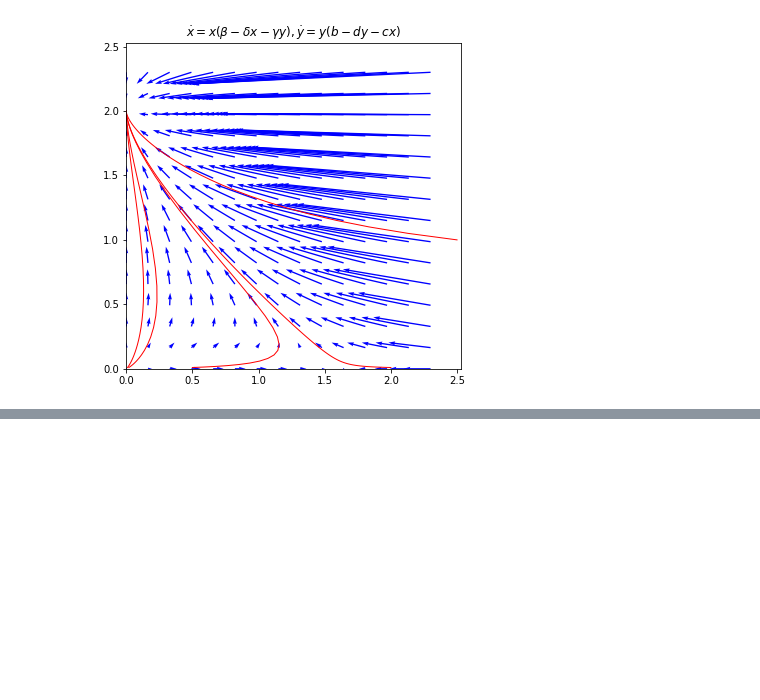
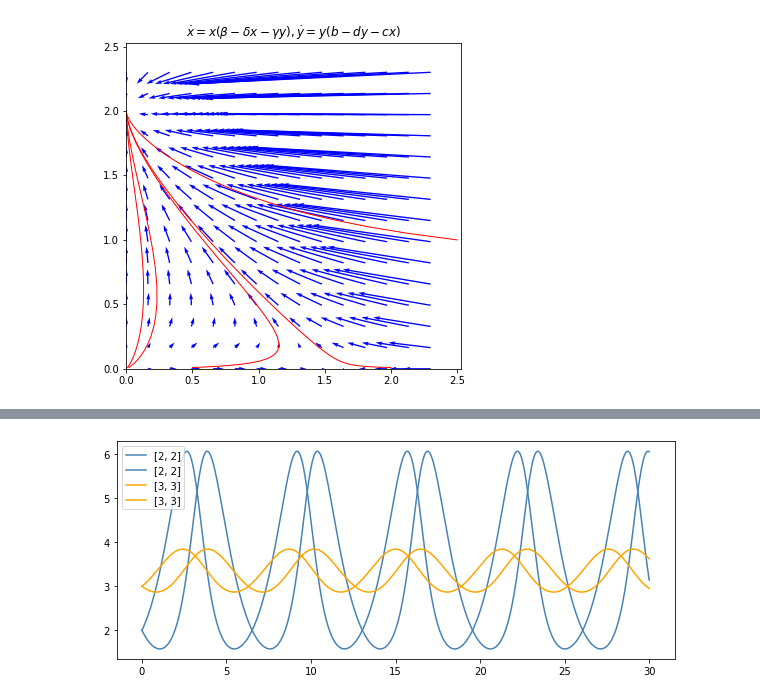
Before and after one commit to koulakis/dynamical-systems, a Jupyter notebook: 04_interacting-species.ipynb, the cells around one changed output, grey strips where cells are left out. Saved outputs shown, nothing was run; the diff lists cells and outputs as text; code cells hidden in the pictures; blank space fills up the shorter version.

```diff
--- a/04_interacting-species.ipynb
+++ b/04_interacting-species.ipynb
@@ -145,0 +177,11 @@ plt.show()
+# %%
+t = np.linspace(0, 30, 500)
+
+plt.figure(figsize=(10, 4))
+plt.plot(t, odeint(dx_dt, [2, 2], t), label='[2, 2]', color='steelblue')
+plt.plot(t, odeint(dx_dt, [3, 3], t), label='[3, 3]', color='orange')
+plt.legend()
+
+plt.show()
+# %% [output]
+[figure, added]
```
Also changed, not shown: parts of 9 cells of this notebook.
